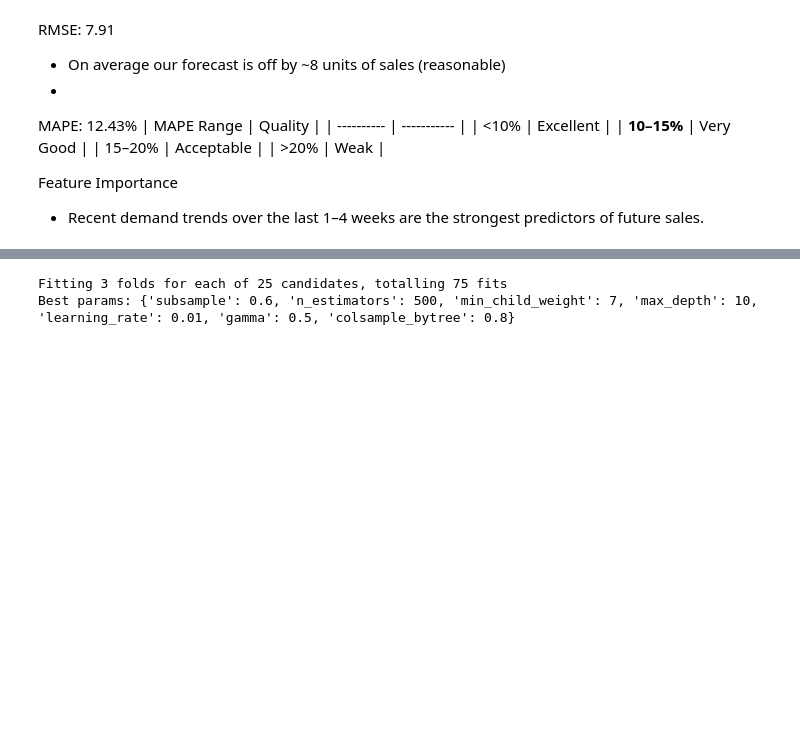
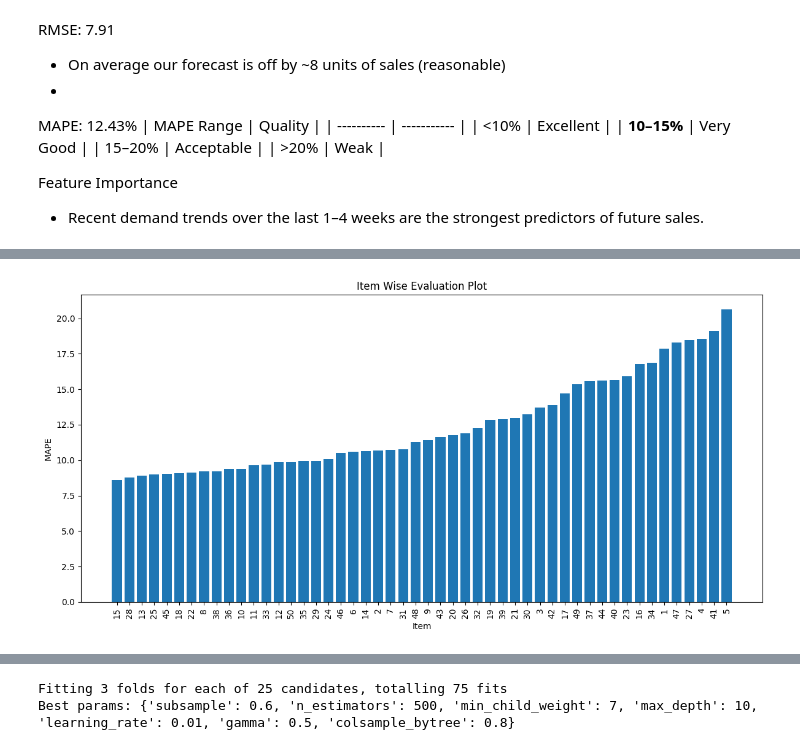
Before and after one commit to Devashish-Rawat1/StockSense, a Jupyter notebook: notebooks/03_modeling_xgboost.ipynb, the cells around one changed output, grey strips where cells are left out. Drawn from its saved outputs; the diff is of its cells as text; code cells hidden in the pictures; blank space fills up the shorter version.

```diff
--- a/notebooks/03_modeling_xgboost.ipynb
+++ b/notebooks/03_modeling_xgboost.ipynb
@@ -237,0 +250,7 @@ plt.show()
+# %%
+# 1. Create Prediction DataFrame
+# Predictions
+val_df["y_pred"] = xgb_model.predict(X_val)
+
+val_df["error"] = val_df["sales"] - val_df["y_pred"]
+val_df["abs_pct_error"] = np.abs(val_df["error"] / val_df["sales"]) * 100
@@ -237,0 +267,10 @@ plt.show()
+# %%
+item_metrics = val_df.groupby("item").apply(
+    lambda x: pd.Series({
+        "RMSE": np.sqrt(mean_squared_error(x["sales"], x["y_pred"])),
+        "MAPE": x["abs_pct_error"].mean(),
+        "Observations": len(x)
+    })
+).reset_index()
+
+item_metrics.sort_values("RMSE").head()
@@ -237,0 +284,16 @@ plt.show()
+# %%
+item_metrics_sorted = item_metrics.sort_values("MAPE")
+
+plt.figure(figsize=(12,6))
+plt.bar(item_metrics_sorted["item"].astype(str), item_metrics_sorted["MAPE"])
+
+plt.xticks(rotation=90)
+plt.title("Item Wise Evaluation Plot")
+plt.xlabel("Item")
+plt.ylabel("MAPE")
+
+plt.tight_layout()
+plt.savefig("Item_Wise_Evaluation_Plot.png")
+plt.show()
+# %% [output]
+[figure, added]
```
Also changed, not shown: parts of 25 cells of this notebook, 19 other files.
